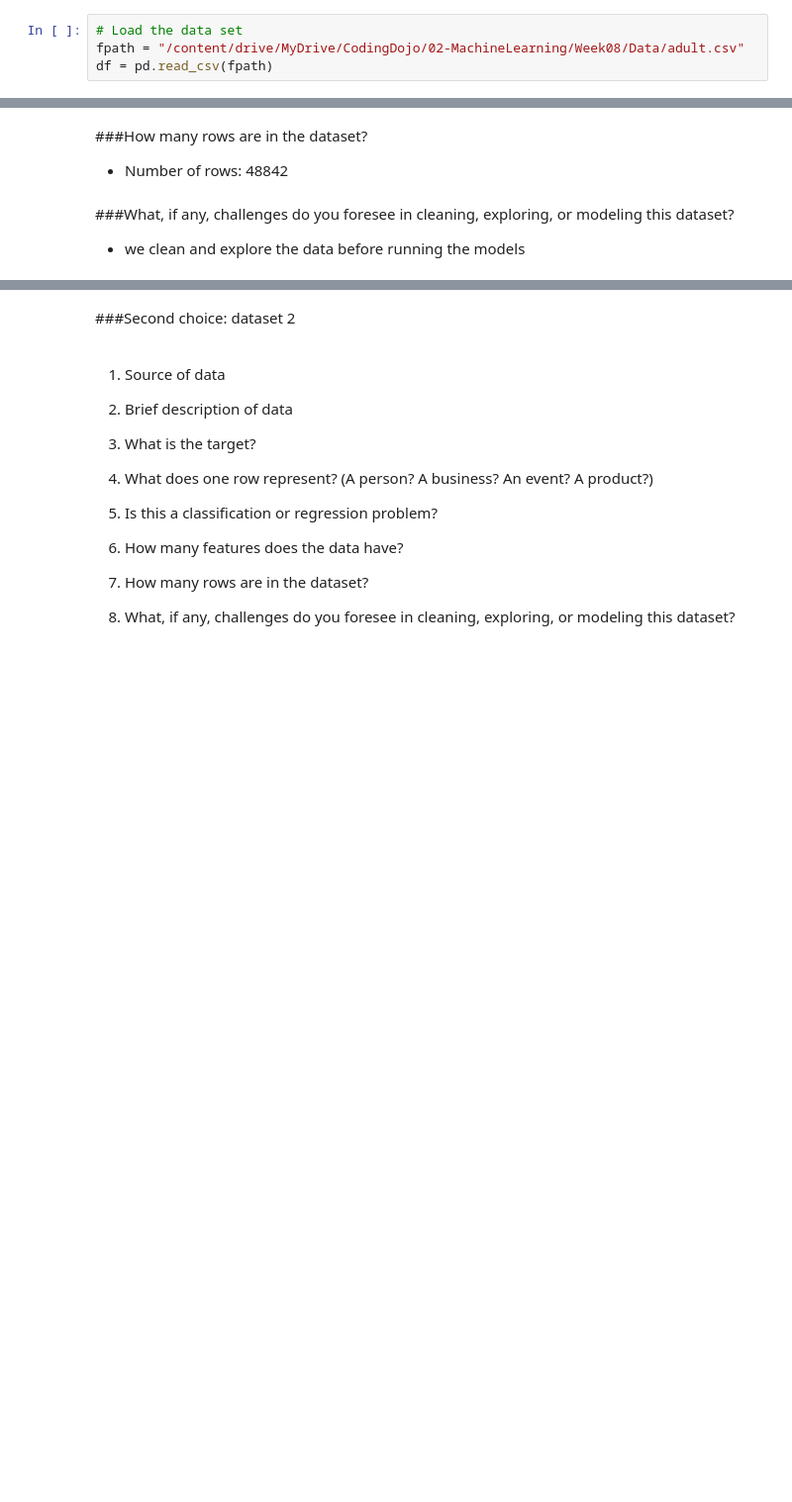
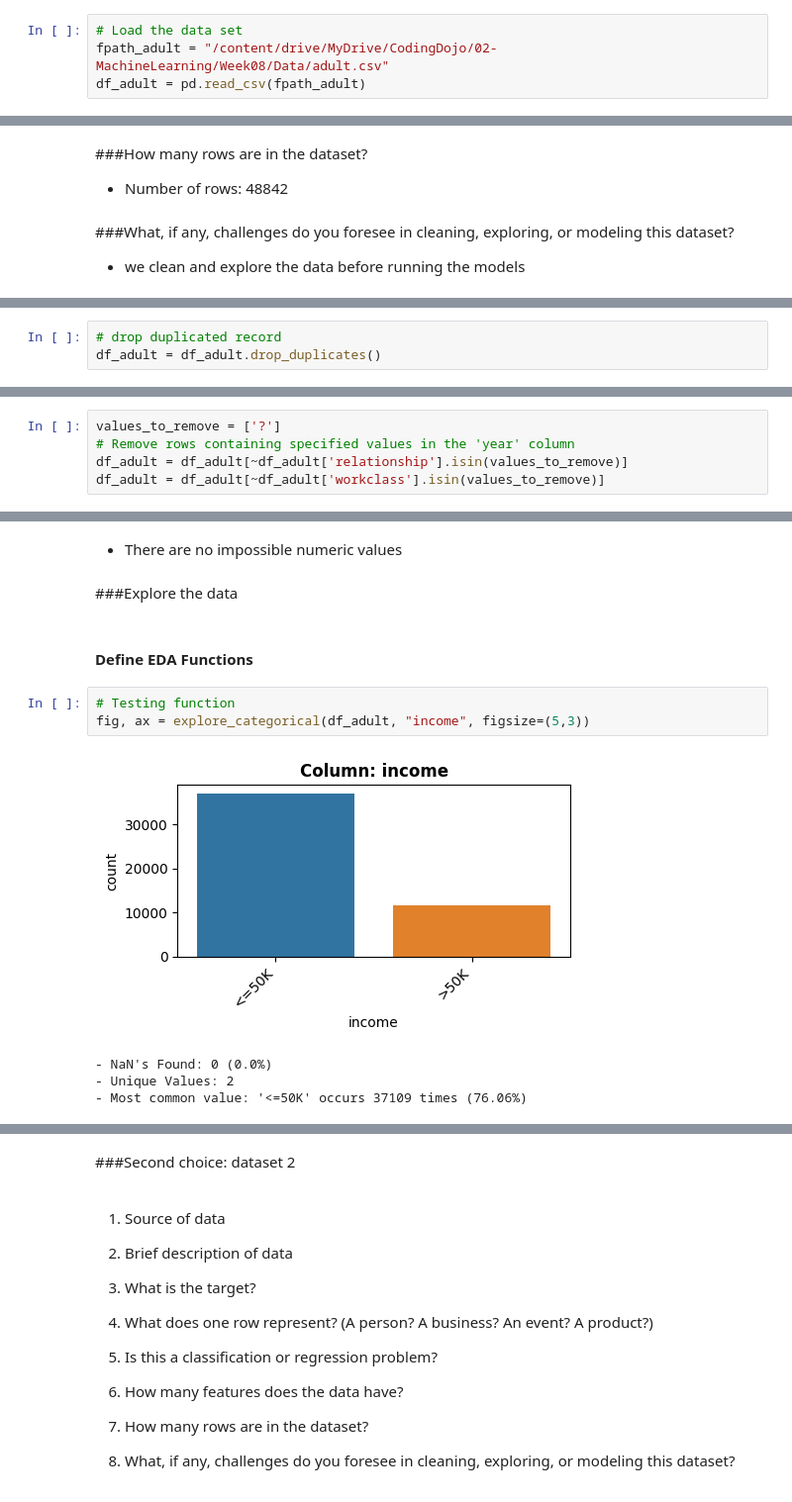
Before and after one commit to uday-routhu/models, a Jupyter notebook: Project_2_Part_1_Core.ipynb, the cells around one changed output, grey strips where cells are left out. Shown: that part at 99% size. Saved outputs shown, nothing was run; the diff lists cells and outputs as text; blank space fills up the shorter version.

```diff
--- a/Project_2_Part_1_Core.ipynb
+++ b/Project_2_Part_1_Core.ipynb
@@ -45,6 +304,6 @@ Mounted at /content/drive
 ### Load in the dataset
 # %%
 # Load the data set
-fpath = "/content/drive/MyDrive/CodingDojo/02-MachineLearning/Week08/Data/adult.csv"
-df = pd.read_csv(fpath)
+fpath_adult = "/content/drive/MyDrive/CodingDojo/02-MachineLearning/Week08/Data/adult.csv"
+df_adult = pd.read_csv(fpath_adult)
 # %%
@@ -101,0 +395,3 @@ memory usage: 5.6+ MB
+# %%
+# drop duplicated record
+df_adult = df_adult.drop_duplicates()
@@ -101,0 +459,5 @@ memory usage: 5.6+ MB
+# %%
+values_to_remove = ['?']
+# Remove rows containing specified values in the 'year' column
+df_adult = df_adult[~df_adult['relationship'].isin(values_to_remove)]
+df_adult = df_adult[~df_adult['workclass'].isin(values_to_remove)]
@@ -101,0 +502,14 @@ memory usage: 5.6+ MB
+# %% [markdown]
+* There are no impossible numeric values
+# %% [markdown]
+###Explore the data
+# %% [markdown]
+#### Define EDA Functions
+# %%
+# Testing function
+fig, ax = explore_categorical(df_adult, "income", figsize=(5,3))
+# %% [output]
+[figure, added]
+- NaN's Found: 0 (0.0%)
+- Unique Values: 2
+- Most common value: '<=50K' occurs 37109 times (76.06%)
```
Also changed, not shown: parts of 100 cells of this notebook.
